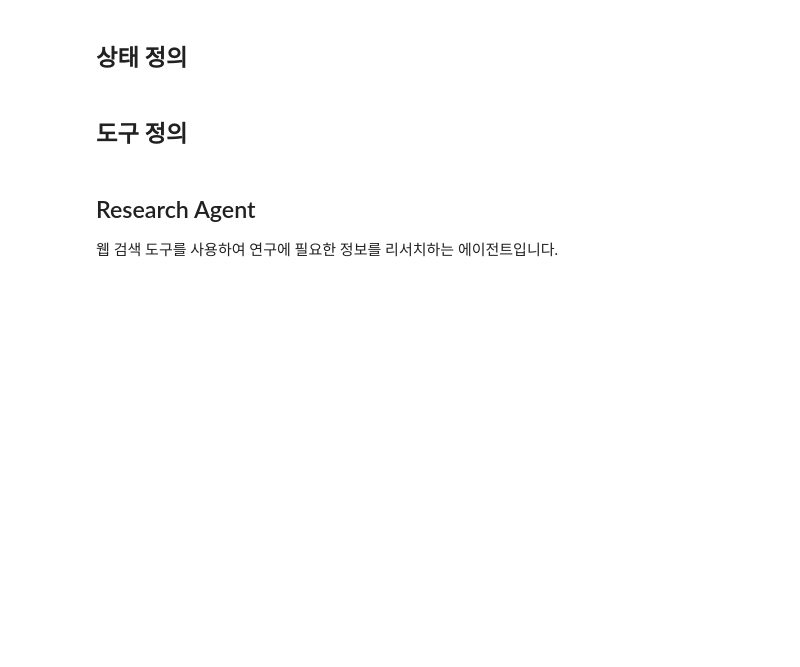
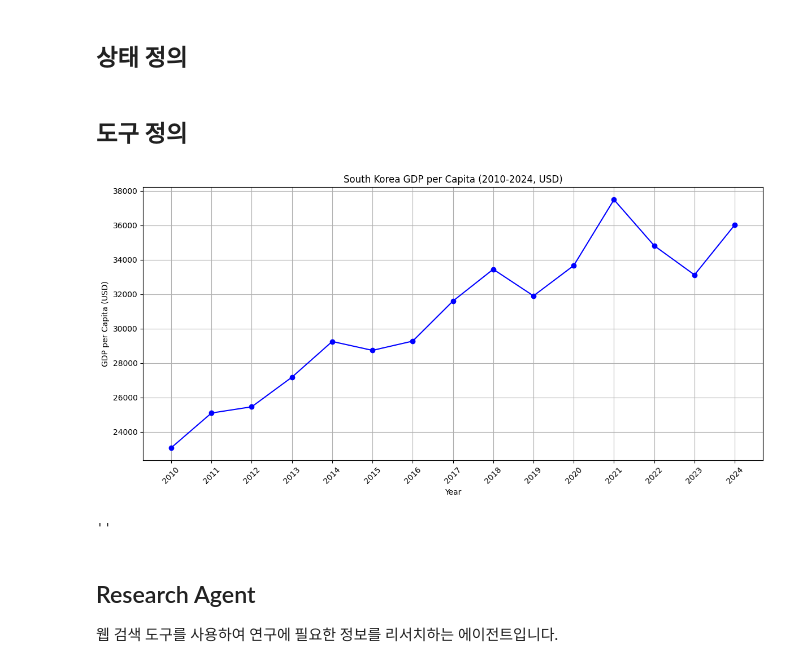
Before and after one commit to jeongsk/langchain-academy, a Jupyter notebook: projects/06-Multi-Agent-Collaboration.ipynb, the cells around one changed output. Cells and saved outputs as stored; diff of their text form; code cells hidden in the pictures; blank space fills up the shorter version.

```diff
--- a/projects/06-Multi-Agent-Collaboration.ipynb
+++ b/projects/06-Multi-Agent-Collaboration.ipynb
@@ -71,9 +71,29 @@ web_search_tool = TavilySearch(max_results=3)
 python_repl = PythonREPL()
 python_repl_tool = Tool(
     "python_repl",
-    description="파이썬 셸입니다. 파이썬 명령어를 실행하는 데 사용하세요. 입력은 유효한 파이썬 명령어여야 합니다. 값의 출력을 확인하려면 `print(...)`로 출력해야 합니다.",
+    description="파이썬 Shell입니다. 파이썬 명령어를 실행하는 데 사용하세요. 입력은 유효한 파이썬 명령어여야 합니다. 값의 출력을 확인하려면 `print(...)`로 출력해야 합니다.",
     func=python_repl.run,
 )
+# %%
+code = """import matplotlib.pyplot as plt
+
+years = list(range(2010, 2025))
+gdp_per_capita = [23079, 25098, 25459, 27180, 29253, 28737, 29274, 31601, 33447, 31902, 33663, 37488, 34814, 33121, 36024]
+
+plt.figure(figsize=(12, 6))
+plt.plot(years, gdp_per_capita, marker='o', linestyle='-', color='blue')
+plt.title('South Korea GDP per Capita (2010-2024, USD)')
+plt.xlabel('Year')
+plt.ylabel('GDP per Capita (USD)')
+plt.xticks(years, rotation=45)
+plt.grid(True)
+plt.tight_layout()
+plt.show()"""
+
+python_repl_tool.invoke(code)
+# %% [output]
+[figure, added]
+''
 # %% [markdown]
 ## Research Agent
 
```
Also changed, not shown: parts of 7 cells of this notebook.
